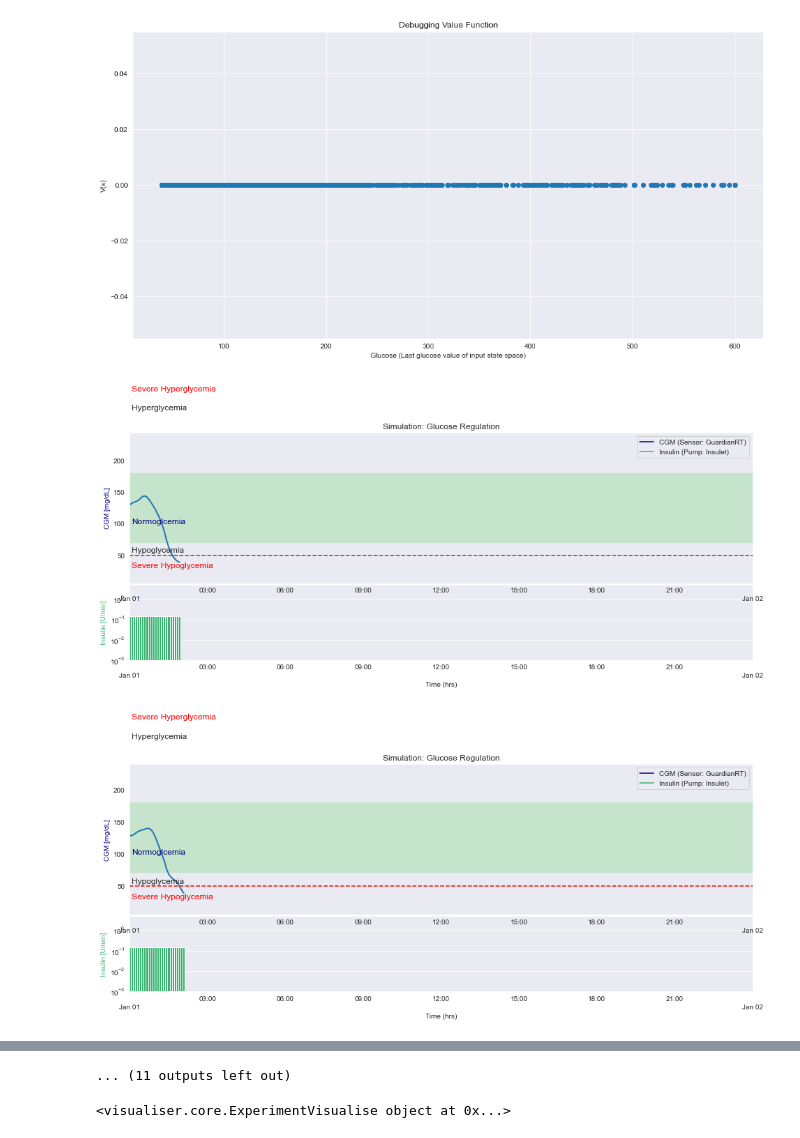
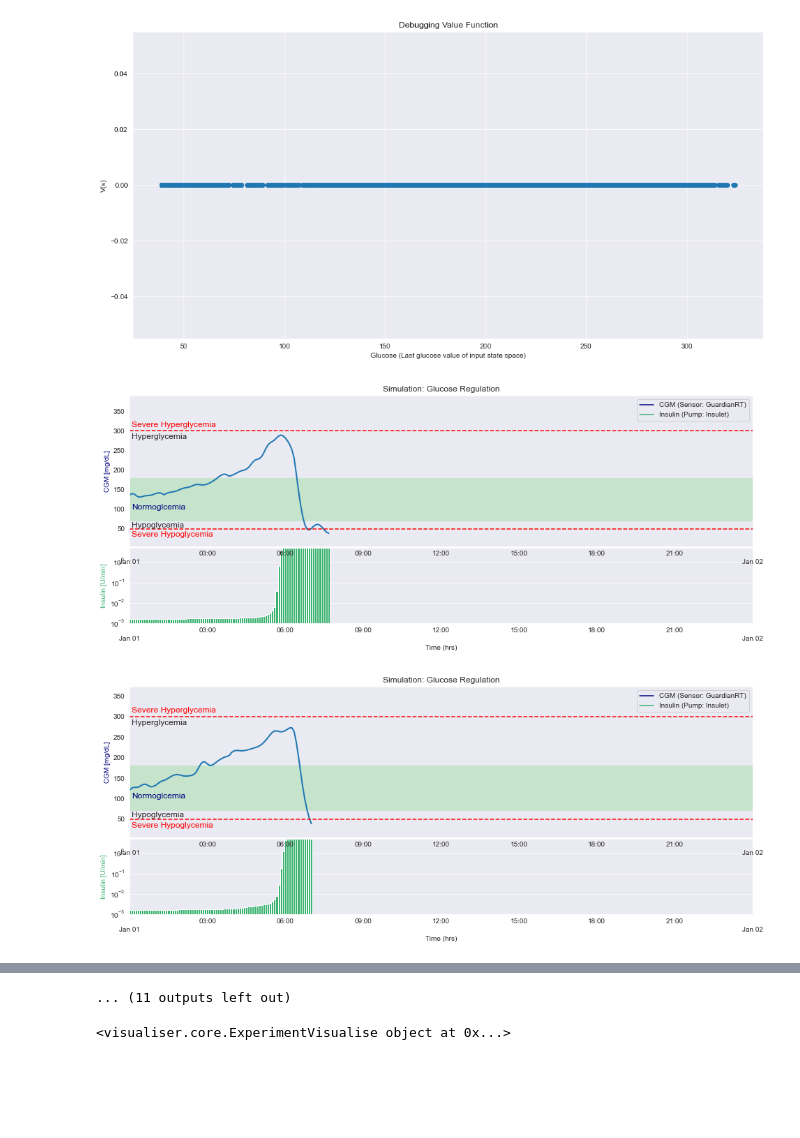
Before and after one commit to RL4H/G2P2C, a Jupyter notebook: visualiser/notebooks/individual_analyzer.ipynb, the cells around one changed output, grey strips where cells are left out. Drawn from its saved outputs; the diff is of its cells as text; code cells hidden in the pictures; blank space fills up the shorter version.

Commit message:
feature: added batch normalisation to DDPG

```diff
--- a/visualiser/notebooks/individual_analyzer.ipynb
+++ b/visualiser/notebooks/individual_analyzer.ipynb
@@ -20,7 +20,7 @@ import matplotlib.gridspec
 # PATH = FOLDER+ALGO+SUBJECT
 # COHORT = 'Adult'
 
-FOLDER = '/ThisIsTest/sigma_1e0/'
+FOLDER = '/DDPG_BatchNormalisation/OUNoise_Sigma_5e-1/'
 ALGO = 'DDPG'#'DDPG' TD3
 SUBJECT = '2'
 PATH = FOLDER+ALGO+SUBJECT
@@ -29,8 +29,8 @@ COHORT = 'Adolescent'
 LABEL = COHORT+SUBJECT
 
 exp1 = ExperimentVisualise(id=PATH+'_1', version=1.1, plot_version=1, test_seeds=5000)
-exp2 = ExperimentVisualise(id=PATH+'_1', version=1.1, plot_version=1, test_seeds=5000)
-exp3 = ExperimentVisualise(id=PATH+'_1', version=1.1, plot_version=1, test_seeds=5000)
+exp2 = ExperimentVisualise(id=PATH+'_2', version=1.1, plot_version=1, test_seeds=5000)
+exp3 = ExperimentVisualise(id=PATH+'_3', version=1.1, plot_version=1, test_seeds=5000)
 
 # plot the graphs
 command = []
@@ -72,7 +72,7 @@ params = ['policy_loss', 'value_loss', 'pi_grad', 'val_grad'] #, 'pi_loss'
 # %%
 
 ## debugging a given experiment
-target_exp = exp3
+target_exp = exp2
 latest_epi = target_exp.get_summary()
 target_epi = latest_epi#10   latest_epi
 plot_value_function(target_exp, horizon=256)
@@ -100,3 +100,3 @@ plot_training_action_summary(target_exp, horizon=256)
-[figure, old version]
+[figure, new version]
-[figure, old version]
+[figure, new version]
-[figure, old version]
+[figure, new version]
```
Also changed, not shown: parts of 2 cells of this notebook, 14 other files.
